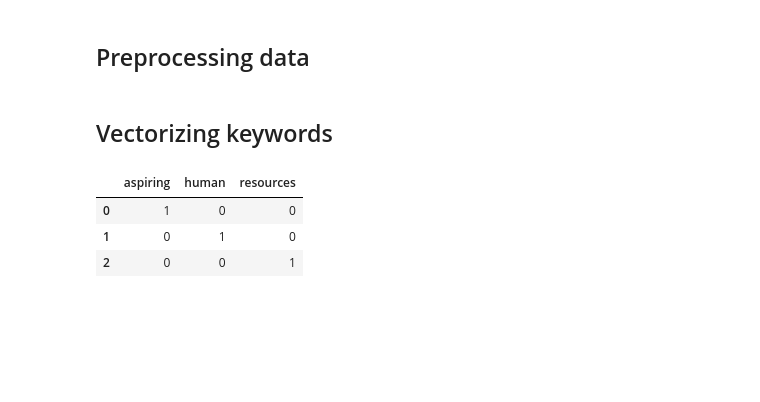
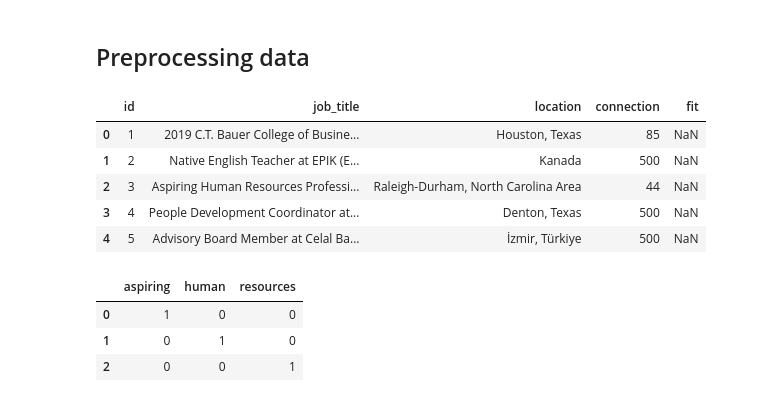
Before and after one commit to cholmess/Potential_Talents, a Jupyter notebook: notebooks/Potential Talents.ipynb, the cells around one changed output. Saved outputs shown, nothing was run; the diff lists cells and outputs as text; code cells hidden in the pictures; blank space fills up the shorter version.

```diff
--- a/notebooks/Potential Talents.ipynb
+++ b/notebooks/Potential Talents.ipynb
@@ -122,5 +122,15 @@ talents_count_df
 104 rows × 290 columns
 # %% [markdown]
 ## Preprocessing data
-# %% [markdown]
-## Vectorizing keywords
+# %%
+# Bin connections
+talents.connection.replace('500+ ','500',inplace=True)
+talents.astype({'connection': 'int32'})
+talents.head()
+# %% [output]
+|  | id | job_title | location | connection | fit |
+| 0 | 1 | 2019 C.T. Bauer College of Busine... | Houston, Texas | 85 | NaN |
+| 1 | 2 | Native English Teacher at EPIK (E... | Kanada | 500 | NaN |
+| 2 | 3 | Aspiring Human Resources Professi... | Raleigh-Durham, North Carolina Area | 44 | NaN |
+| 3 | 4 | People Development Coordinator at... | Denton, Texas | 500 | NaN |
+| 4 | 5 | Advisory Board Member at Celal Ba... | İzmir, Türkiye | 500 | NaN |
```
Also changed, not shown: parts of 1 cell of this notebook.
